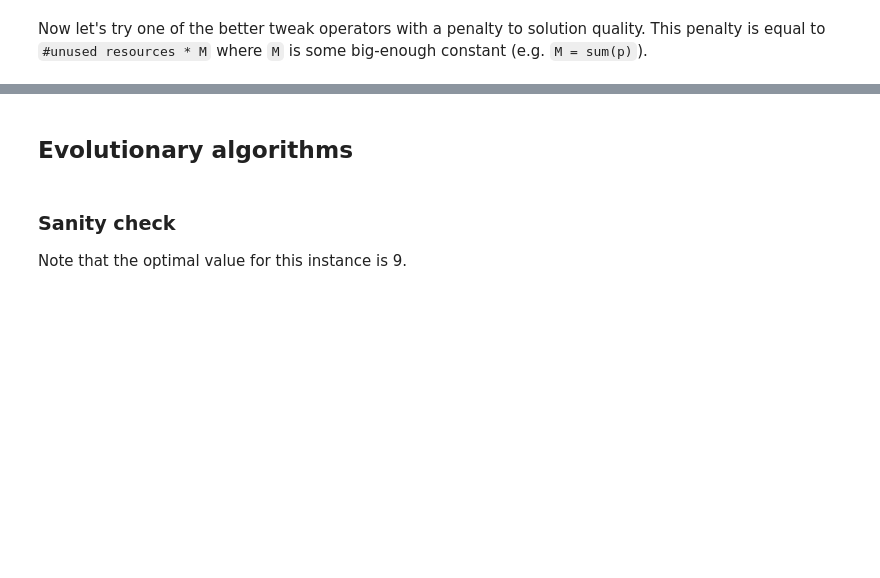
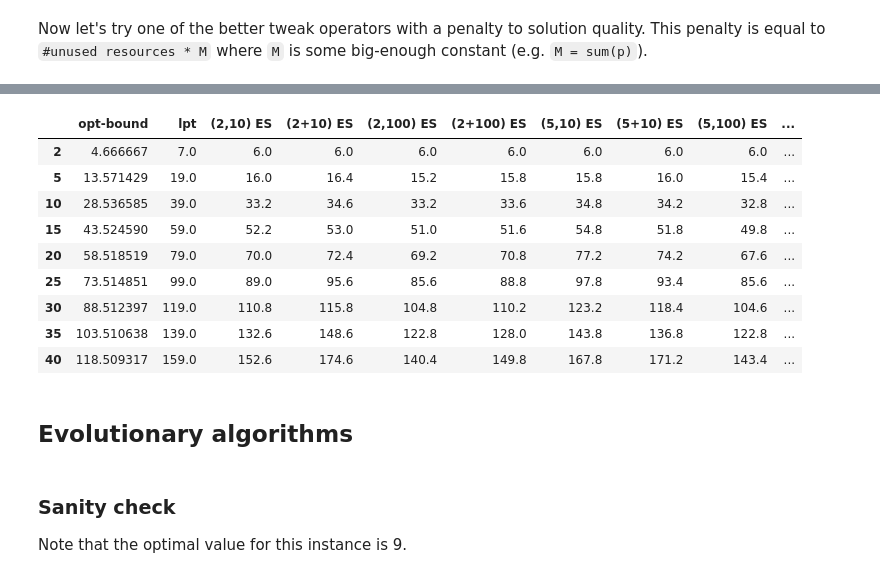
Before and after one commit to matyama/makespan-poc, a Jupyter notebook: notebooks/metaheuristics.ipynb, the cells around one changed output, grey strips where cells are left out. Cells and saved outputs as stored; diff of their text form; code cells hidden in the pictures; blank space fills up the shorter version.

Commit message:
Add and evaluate Evolutionary Strategies

```diff
--- a/notebooks/metaheuristics.ipynb
+++ b/notebooks/metaheuristics.ipynb
@@ -97,0 +110,3 @@ tweak_penalty_df.plot.line(xlabel='#resources (R)', ylabel='mean min. makespan (
+# %%
+_, makespan = evo_strat(R=3, p=[5, 5, 4, 4, 3, 3, 3], tweak=vec_tweak, elitism=True)
+makespan
@@ -98,3 +124,47 @@ tweak_penalty_df.plot.line(xlabel='#resources (R)', ylabel='mean min. makespan (
+# %%
+def es_makespan(R, p, num_parents, pop_size, elitism):
+    _, m = evo_strat(
+        R=R,
+        p=p,
+        num_parents=num_parents,
+        pop_size=pop_size,
+        elitism=elitism,
+        max_iters=max_iters,
+        penalize=False,
+    )
+    return m
+
+def evaluate_es(num_parents, pop_size, elitism):
+    for R, p in problem_instances:
+        # mean makespan
+        yield sum(es_makespan(R, p, num_parents, pop_size, elitism) for _ in range(num_trials)) / num_trials
+# %%
+def es_name(par, pop, elitism):
+    op = '+' if elitism else ','
+    return f'({par}{op}{pop}) ES'
+
+es_df = pd.DataFrame(
+    {
+        es_name(num_parents, pop_size, elitism): evaluate_es(num_parents, pop_size, elitism)
+        for num_parents in [2, 5, 10]
+        for pop_size in [10, 100]
+        for elitism in [False, True]
+    },
+    index=resources,
+)
+es_df = pd.concat([lpt_df, es_df], axis=1)
+es_df
+# %% [output]
+|  | opt-bound | lpt | (2,10) ES | (2+10) ES | (2,100) ES | (2+100) ES | (5,10) ES | (5+10) ES | (5,100) ES | ... |
+| 2 | 4.666667 | 7.0 | 6.0 | 6.0 | 6.0 | 6.0 | 6.0 | 6.0 | 6.0 | ... |
+| 5 | 13.571429 | 19.0 | 16.0 | 16.4 | 15.2 | 15.8 | 15.8 | 16.0 | 15.4 | ... |
+| 10 | 28.536585 | 39.0 | 33.2 | 34.6 | 33.2 | 33.6 | 34.8 | 34.2 | 32.8 | ... |
+| 15 | 43.524590 | 59.0 | 52.2 | 53.0 | 51.0 | 51.6 | 54.8 | 51.8 | 49.8 | ... |
+| 20 | 58.518519 | 79.0 | 70.0 | 72.4 | 69.2 | 70.8 | 77.2 | 74.2 | 67.6 | ... |
+| 25 | 73.514851 | 99.0 | 89.0 | 95.6 | 85.6 | 88.8 | 97.8 | 93.4 | 85.6 | ... |
+| 30 | 88.512397 | 119.0 | 110.8 | 115.8 | 104.8 | 110.2 | 123.2 | 118.4 | 104.6 | ... |
+| 35 | 103.510638 | 139.0 | 132.6 | 148.6 | 122.8 | 128.0 | 143.8 | 136.8 | 122.8 | ... |
+| 40 | 118.509317 | 159.0 | 152.6 | 174.6 | 140.4 | 149.8 | 167.8 | 171.2 | 143.4 | ... |
 # %% [markdown]
 ## Evolutionary algorithms
 # %% [markdown]
```
Also changed, not shown: parts of 10 cells of this notebook, 1 other file.
